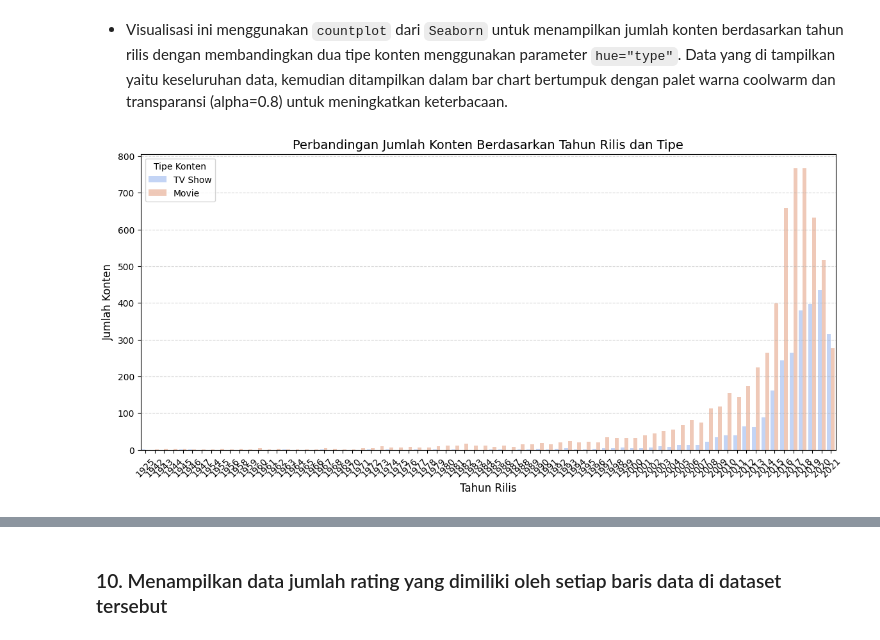
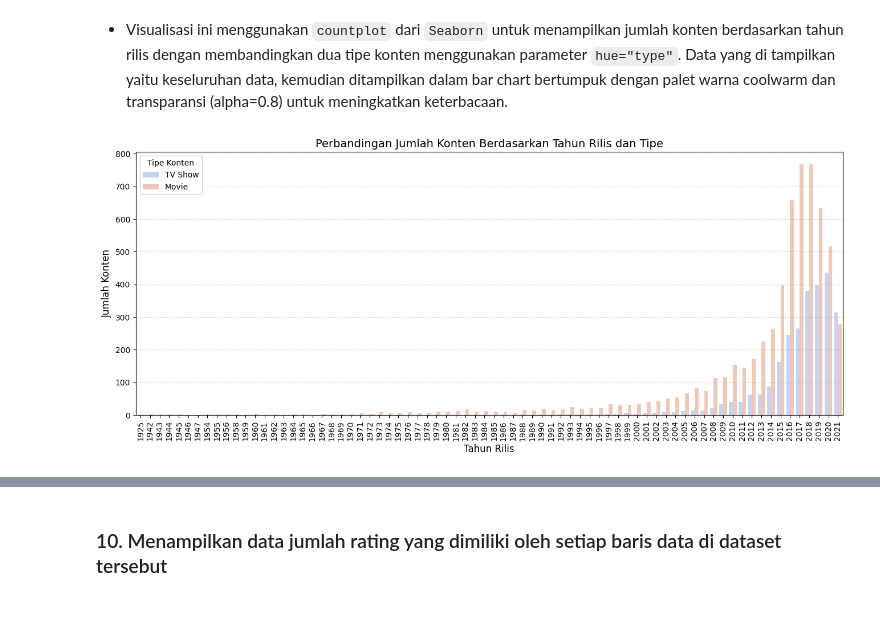
Before and after one commit to hamdaniqhmqd/Data-Science, a Jupyter notebook: quiz.ipynb, the cells around one changed output, grey strips where cells are left out. Saved outputs shown, nothing was run; the diff lists cells and outputs as text; code cells hidden in the pictures; blank space fills up the shorter version.

```diff
--- a/quiz.ipynb
+++ b/quiz.ipynb
@@ -134,8 +135,8 @@ Visualisasi tersebut menunjukkan distribusi data yang hilang dalam dataset, di m
 # %% [markdown]
 <h3>7. Lakukan perbaikan data missing dengan cara </h3>
 # %%
-acara_tv_amputasi = acara_tv.copy()
+acara_tv_imputasi = acara_tv.copy()
 
 mean_inputer = SimpleImputer(strategy='most_frequent')
-acara_tv_amputasi.iloc[:,:] = mean_inputer.fit_transform(acara_tv_amputasi)
+acara_tv_imputasi.iloc[:,:] = mean_inputer.fit_transform(acara_tv_imputasi)
 # %%
@@ -207,20 +243,20 @@ plt.show()
 - Visualisasi ini menggunakan `countplot` dari `Seaborn` untuk menampilkan jumlah konten berdasarkan tahun rilis dengan membandingkan dua tipe konten menggunakan parameter `hue="type"`. Data yang di tampilkan yaitu keseluruhan data, kemudian ditampilkan dalam bar chart bertumpuk dengan palet warna coolwarm dan transparansi (alpha=0.8) untuk meningkatkan keterbacaan.
 # %%
 # Asumsikan 'acara_tv_amputasi' adalah dataframe asli
-plt.figure(figsize=(14, 6))
+plt.figure(figsize=(16, 6))
 
 # Visualisasi dengan countplot
-sns.countplot(x="release_year", hue="type", data=acara_tv_amputasi, palette="coolwarm", alpha=0.8)
+sns.countplot(x="release_year", hue="type", data=acara_tv_imputasi, palette="coolwarm", alpha=0.8)
 
 # Perbaikan tampilan
 plt.title("Perbandingan Jumlah Konten Berdasarkan Tahun Rilis dan Tipe", fontsize=14)
 plt.xlabel("Tahun Rilis", fontsize=12)
 plt.ylabel("Jumlah Konten", fontsize=12)
-plt.xticks(rotation=45)
+plt.xticks(rotation=90)
 plt.grid(axis="y", linestyle="--", alpha=0.5)
 plt.legend(title="Tipe Konten")
 
 # Menampilkan plot
 plt.show()
 # %% [output]
-[figure, old version]
+[figure, new version]
```
Also changed, not shown: parts of 36 cells of this notebook, 1 other file.
